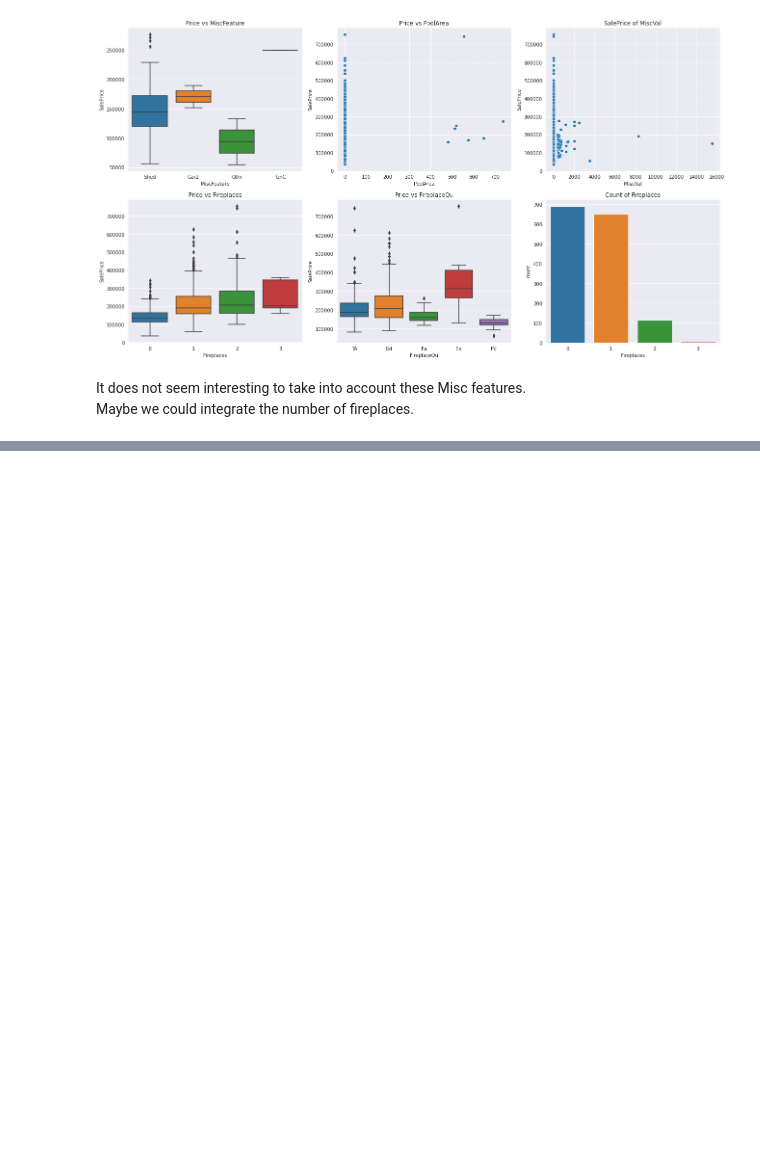
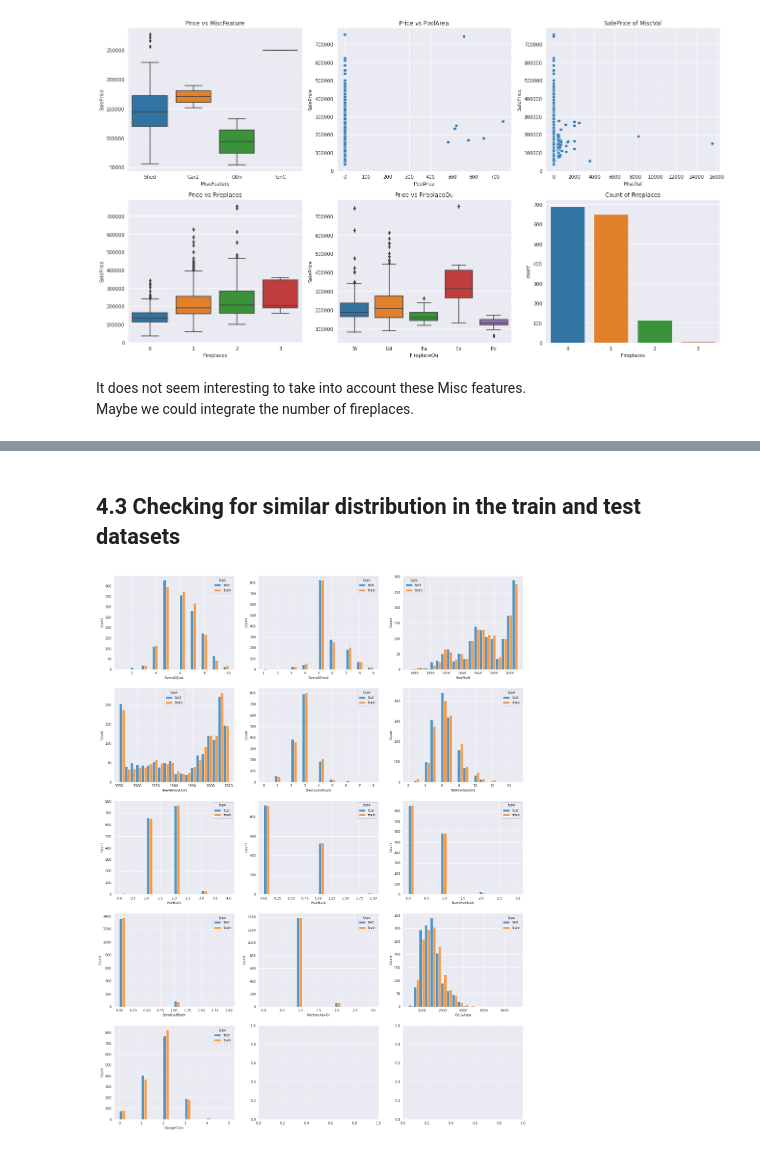
Before and after one commit to max-lutz/Kaggle_competitions, a Jupyter notebook: house-price-regression-full-eda-ml-workflow.ipynb, the cells around one changed output, grey strips where cells are left out. Cells and saved outputs as stored; diff of their text form; code cells hidden in the pictures; blank space fills up the shorter version.

```diff
--- a/house-price-regression-full-eda-ml-workflow.ipynb
+++ b/house-price-regression-full-eda-ml-workflow.ipynb
@@ -555,0 +585,5 @@ Maybe we could integrate the number of fireplaces.
+# %%
+dataset_train = pd.read_csv('/kaggle/input/house-prices-advanced-regression-techniques/train.csv')
+dataset_test = pd.read_csv('/kaggle/input/house-prices-advanced-regression-techniques/test.csv')
+train = dataset_train[['MSZoning', 'Neighborhood' ,'OverallQual', 'OverallCond', 'ExterCond', 'BsmtCond', 'HeatingQC', 'GarageCond', 'YearBuilt', 'YearRemodAdd', 'SaleType', 'BedroomAbvGr', 'TotRmsAbvGrd', 'FullBath', 'HalfBath', 'BsmtFullBath', 'BsmtHalfBath', 'KitchenAbvGr', 'GrLivArea', 'GarageCars']]
+train.isna().sum()
@@ -555,0 +620,3 @@ Maybe we could integrate the number of fireplaces.
+# %%
+test = dataset_test[['MSZoning', 'Neighborhood' ,'OverallQual', 'OverallCond', 'ExterCond', 'BsmtCond', 'HeatingQC', 'GarageCond', 'YearBuilt', 'YearRemodAdd', 'SaleType', 'BedroomAbvGr', 'TotRmsAbvGrd', 'FullBath', 'HalfBath', 'BsmtFullBath', 'BsmtHalfBath', 'KitchenAbvGr', 'GrLivArea', 'GarageCars']]
+test.isna().sum()
@@ -555,0 +641,26 @@ Maybe we could integrate the number of fireplaces.
+# %% [markdown]
+## 4.3 Checking for similar distribution in the train and test datasets
+# %%
+def hist_train_test(train, test, col_type="numerical"):
+    train['type'] = 'train'
+    test['type'] = 'test'
+    total = pd.concat([test, train])
+    if(col_type=="numerical"):
+        cols = total.select_dtypes(include=np.number).columns.to_list()
+    if(col_type=="categorical"):
+        cols = total.select_dtypes(include=['object', 'category']).columns.to_list()
+    nb_rows = int(round(0.9+(len(cols)/3),0))
+    i = j = 0
+    fig, ax = plt.subplots(nb_rows,3, figsize=(22,nb_rows*6))
+    for col in cols:
+        if(col_type=="numerical"):
+            ax[i][j] = sns.histplot(x=col, data=total, hue="type", multiple="dodge", bins=20, ax=ax[i][j])
+        if(col_type=="categorical"):
+            ax[i][j] = sns.countplot(x=col, data=total, hue="type", ax=ax[i][j])
+        if(j == 2):
+            i = i + 1
+        j = (j + 1)%3
+# %%
+hist_train_test(train, test, "numerical")
+# %% [output]
+[figure, added]
```
Also changed, not shown: parts of 17 cells of this notebook.
